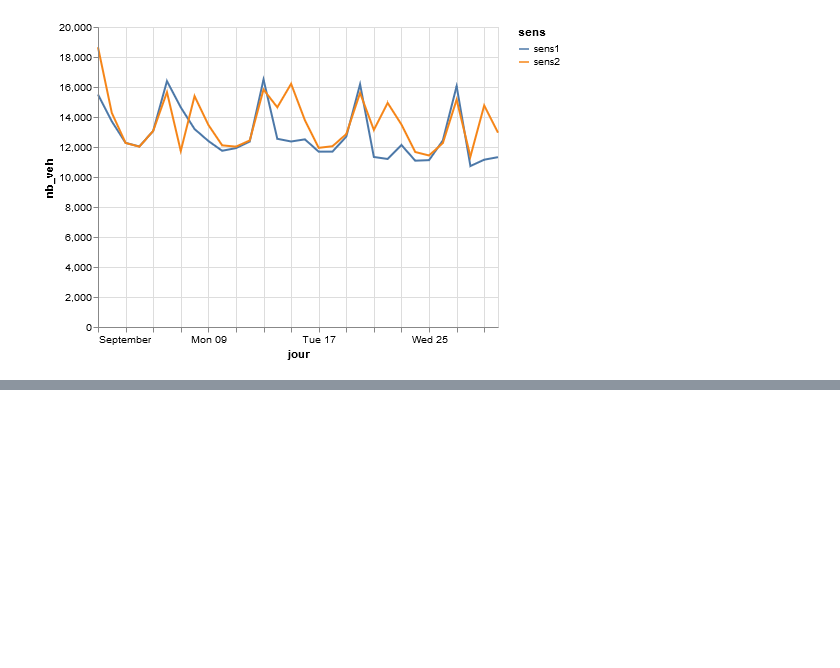
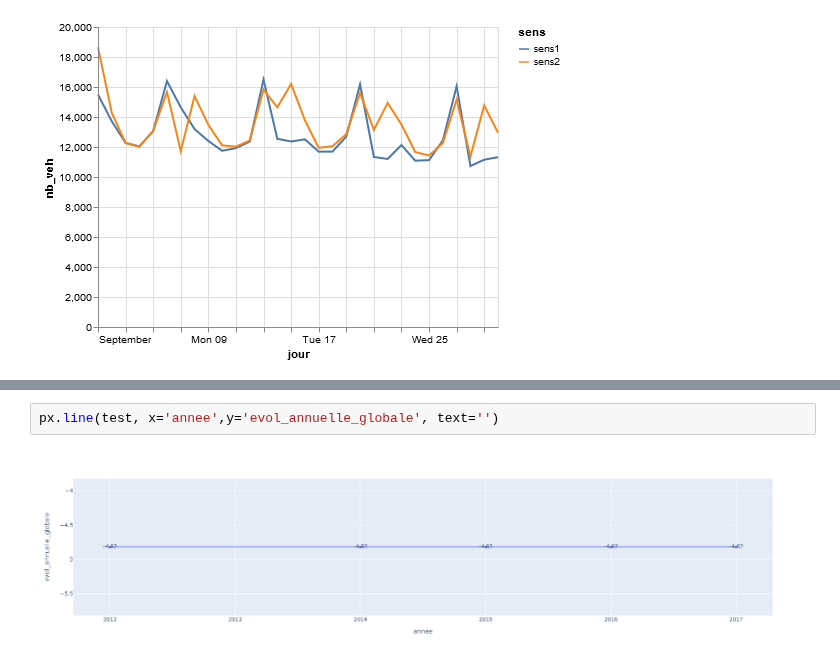
Before and after one commit to nantodevison/otv, a Jupyter notebook: otv/Transfert_Donnees/Graph_trafics.ipynb, the cells around one changed output, grey strips where cells are left out. Cells and saved outputs as stored; diff of their text form; blank space fills up the shorter version.

```diff
--- a/otv/Transfert_Donnees/Graph_trafics.ipynb
+++ b/otv/Transfert_Donnees/Graph_trafics.ipynb
@@ -86,0 +212,4 @@ dh.graph2SensParJour(dicoCptok['19-A20-229+500'])
+# %%
+px.line(test, x='annee',y='evol_annuelle_globale', text='')
+# %% [output]
+[figure, added]
```
Also changed, not shown: parts of 11 cells of this notebook.
